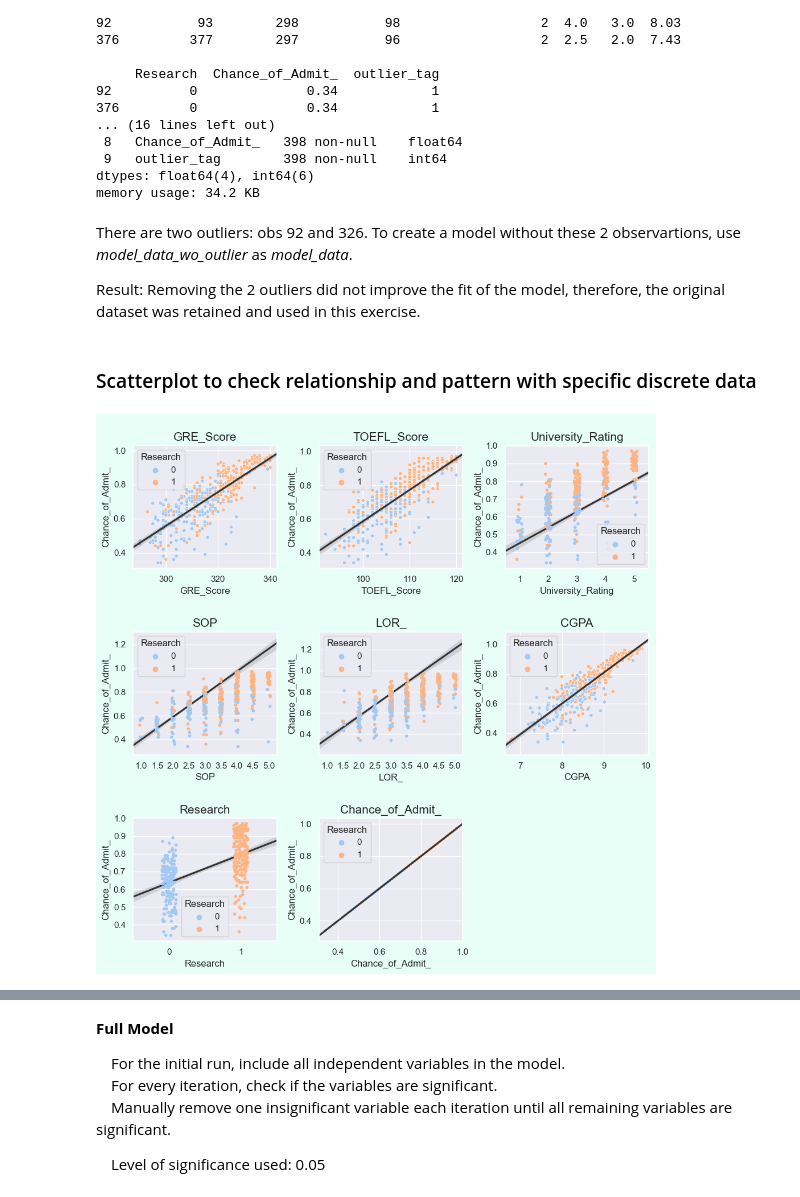
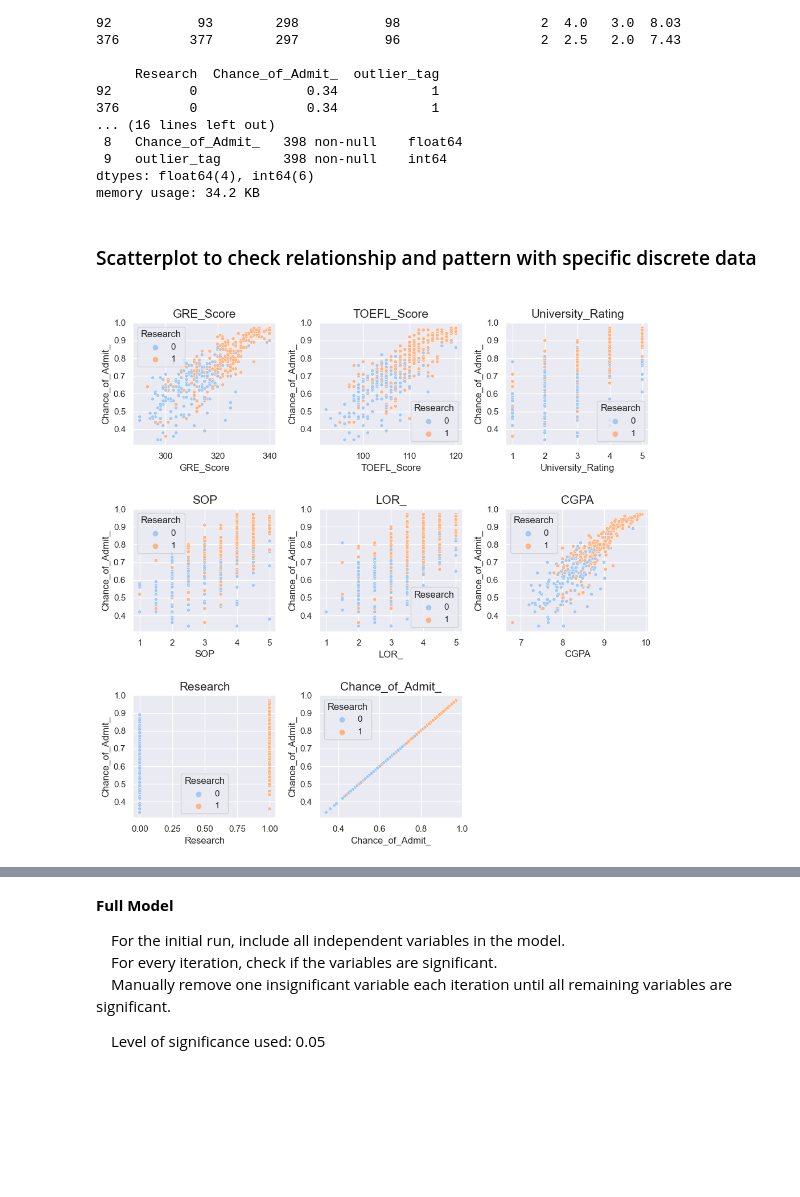
Before and after one commit to LCM-org/group6_advPython, a Jupyter notebook: multiple lr - admissions 20230215.ipynb, the cells around one changed output, grey strips where cells are left out. Drawn from its saved outputs; the diff is of its cells as text; code cells hidden in the pictures; blank space fills up the shorter version.

```diff
--- a/multiple lr - admissions 20230215.ipynb
+++ b/multiple lr - admissions 20230215.ipynb
@@ -12,5 +1,5 @@
 # %%
-# Import modules
+# Import module/s
 import pandas as pd
 import numpy as np
 from sklearn.linear_model import LinearRegression
@@ -28,14 +17,18 @@ import statsmodels.api as sm
 import warnings
 warnings.filterwarnings('ignore')
 
+
 # Plot Style
 plt.style.use('fivethirtyeight')
 plt.rcParams['font.size'] = 10
 sns.set_theme(style='darkgrid', palette='pastel', )
-plt.rcParams['figure.facecolor'] = 'e7fff7' #https://www.colorhexa.com/ffe5b4
 subplot_fontsize = 15
 mainplot_fontsize = 20
 scatterpoint_fontsize = 20
+
+# !!! ----  IMPORTANT ---- !!!!
+# !pip install plotly
+# !pip install lxml
 # %% [markdown]
 ![separator1](https://i.imgur.com/ZUWYTii.png)
 # Get Data and Perform Initial Analysis
@@ -173,20 +170,13 @@ model_data_2 = model_data.drop(columns=['Serial_No.'])
 <!-- Univariate Analysis -->
 ### Histogram to check distribution
 # %%
-# Plot the histogram of each variable
 plt.figure(figsize = (10, 10))
 plotnumber = 1
-# bins_num = 20
 
 for eachCol in model_data_2:
-    if model_data_2[eachCol].name in discrete_interval_data:
-        num_unique = model_data_2[eachCol].unique()
-        bins_num = len(num_unique)
-    else:
-        bins_num = 20
     x = model_data_2[eachCol]
     ax = plt.subplot(3, 3, plotnumber)
-    sns.histplot(x = x, data = y, ax = ax, bins = bins_num, kde=True)
+    sns.histplot(x = x, data = y, ax = ax, bins = 10, kde=True)
     plt.title(f"\n{model_data_2[eachCol].name}", fontsize = subplot_fontsize)
     plotnumber += 1
 plt.tight_layout()
@@ -262,40 +251,29 @@ Outlier Obs:
  9   outlier_tag        398 non-null    int64
 dtypes: float64(4), int64(6)
 memory usage: 34.2 KB
-# %% [markdown]
-There are two outliers: obs 92 and 326. To create a model without these 2 observartions, use _model_data_wo_outlier_ as _model_data_.
-
-Result: Removing the 2 outliers did not improve the fit of the model, therefore, the original dataset was retained and used in this exercise.
 # %% [markdown]
 <!-- Multivariate Analysis -->
 ### Scatterplot to check relationship and pattern with specific discrete data
 # %%
 plt.figure(figsize = (10, 10))
 plotnumber = 1
 
 # Choose hue data to verify pattern if any
 # hue_data = model_data_2['University_Rating']
 # hue_data = model_data_2['SOP']
 # hue_data = model_data_2['LOR_']
 hue_data = model_data_2['Research']
 
 for eachCol in model_data_2:
     x = model_data_2[eachCol]
     ax = plt.subplot(3, 3, plotnumber)
-
-    if model_data_2[eachCol].name in discrete_interval_data:
-        sns.stripplot(x = x, y = y, hue = hue_data, s = 4)
-    else:
-        sns.scatterplot(x = x, y = y, hue = hue_data, s = scatterpoint_fontsize);
-
-    # add regression Line
-    sns.regplot(data=model_data_2, x=x, y=y,scatter=False, truncate=False, order=1, color=".2",)
+    sns.scatterplot(x = x, y = y, hue = hue_data, s = scatterpoint_fontsize);
     plt.title(f"\n{model_data_2[eachCol].name}", fontsize = subplot_fontsize)
     plotnumber += 1
 plt.tight_layout()
 plt.show()
 # %% [output]
-[figure, old version]
+[figure, new version]
 # %% [markdown]
 ![separator1](https://i.imgur.com/ZUWYTii.png)
 
```
Also changed, not shown: parts of 35 cells of this notebook.
